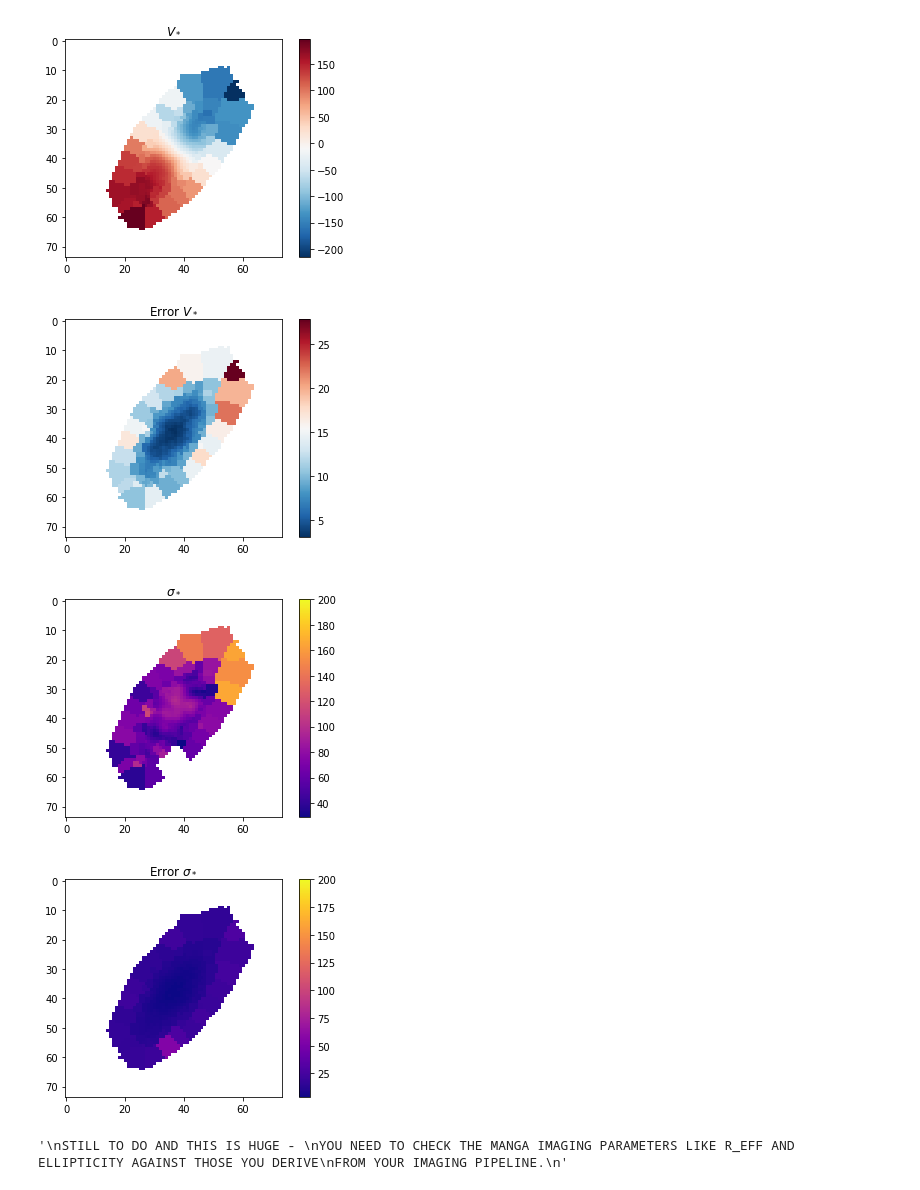
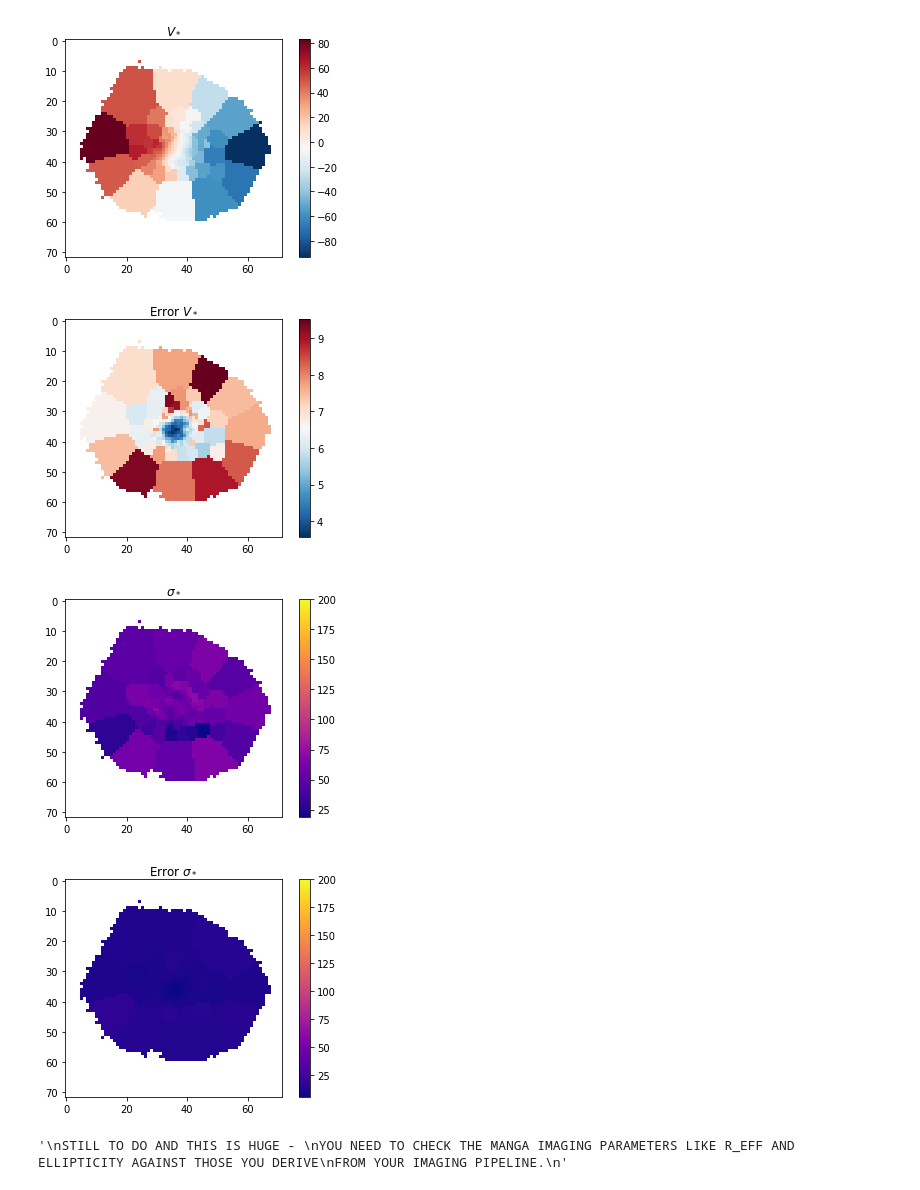
Before and after one commit to beckynevin/MaNGA_Kinemetry_Tool, a Jupyter notebook: Extract_Kinemetry_txt.ipynb, the cells around one changed output. Drawn from its saved outputs; the diff is of its cells as text; code cells hidden in the pictures.

```diff
--- a/Extract_Kinemetry_txt.ipynb
+++ b/Extract_Kinemetry_txt.ipynb
@@ -38,7 +38,7 @@ print(config.token)
 #8332-12701
 
 # Check to see if this map loads remotely, if so you are good to go-
-plateids = ['7443-12705']# this is my favorite galaxy
+plateids = ['8318-12704']# this is my favorite galaxy
 Maps(plateids[0]).download()
 
 maps = [Maps(plateid) for plateid in plateids]
@@ -101,7 +101,7 @@ SDSS_ACCESS> Done!
-[figure, old version]
+[figure, new version]
-[figure, old version]
+[figure, new version]
-[figure, old version]
+[figure, new version]
-[figure, old version]
+[figure, new version]
 # %%
 '''
 STILL TO DO AND THIS IS HUGE -
```
Also changed, not shown: parts of 4 cells of this notebook.
